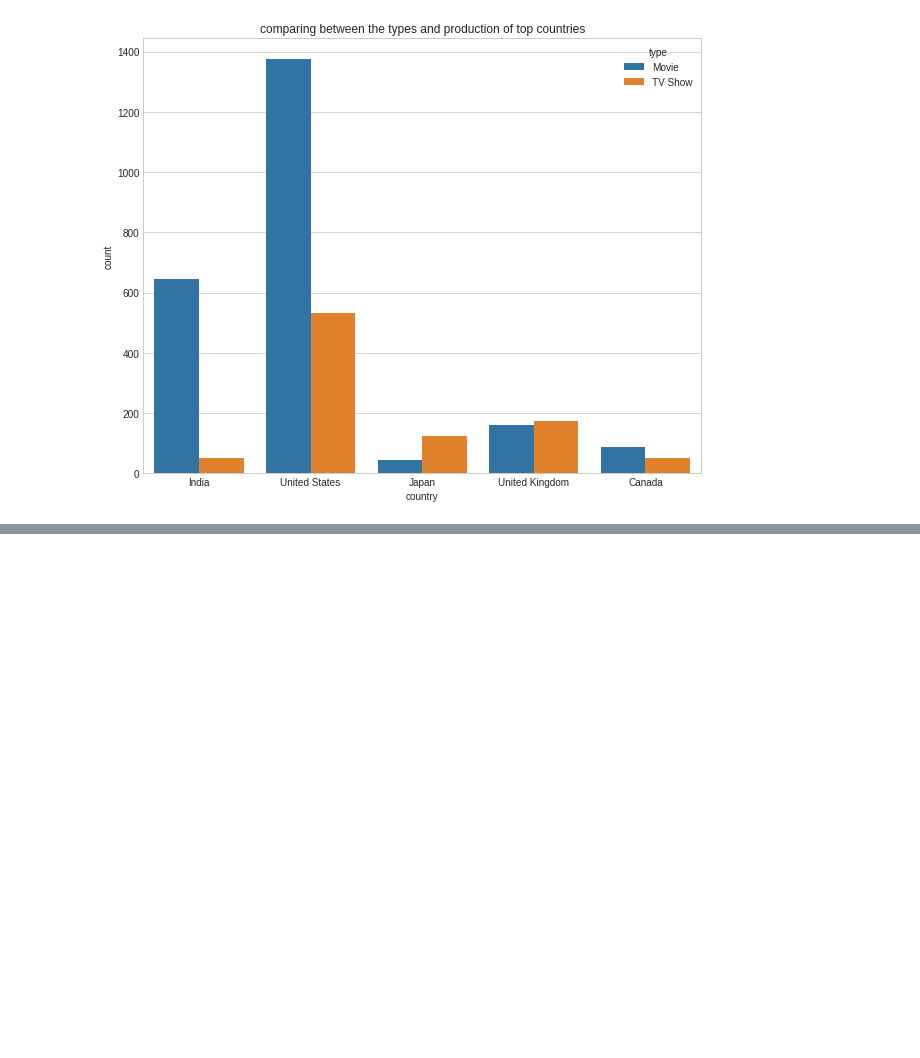
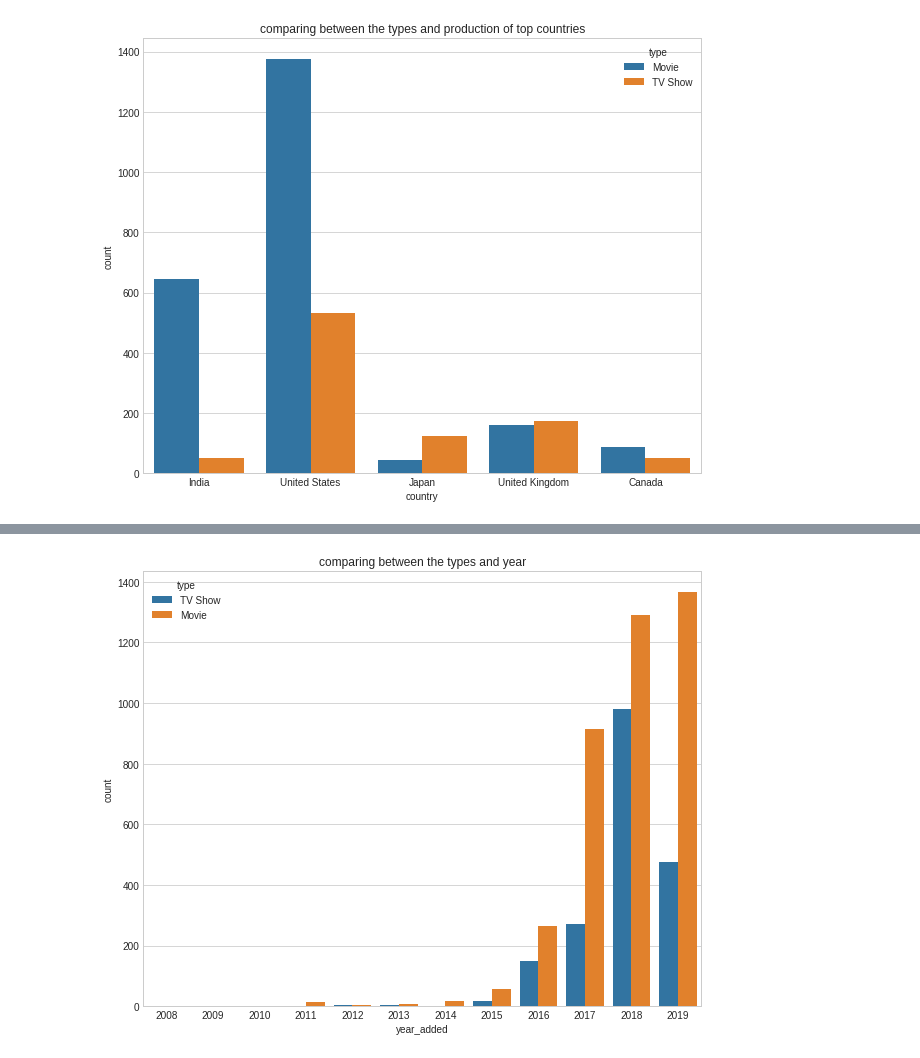
Before and after one commit to Maheswarisv/Data_Analysis_using_python, a Jupyter notebook: Netflix_data_analysis.ipynb, the cells around one changed output, grey strips where cells are left out. Saved outputs shown, nothing was run; the diff lists cells and outputs as text; code cells hidden in the pictures; blank space fills up the shorter version.

```diff
--- a/Netflix_data_analysis.ipynb
+++ b/Netflix_data_analysis.ipynb
@@ -127,7 +126,7 @@ df_datefxd
 # %%
 for i , j in zip(df_datefxd['country'].values,df_datefxd.index):
   if i== np.nan:
-    if('anime'in df_datefxd.loc[j,'Listed_in']) or ('Anime' in df_datefxd.loc[j,Listed_in]):
+    if('anime'in df_datefxd.loc[j,'Listed_in']) or ('Anime' in df_datefxd.loc[j,'Listed_in']):
       df_datefxd.loc[j,'country']='Japan'
     else:
       continue
@@ -230,0 +243,7 @@ array([2019, 2020, 2016, 2011, 2015, 2017, 2014, 2009, 2018, 1987, 2013,
+# %%
+plt.figure(figsize=(10,8))
+sb.countplot(x='year_added',hue='type',data= df_Cleaned)
+plt.title('comparing between the types and year')
+plt.show()
+# %% [output]
+[figure, added]
```
Also changed, not shown: parts of 7 cells of this notebook.
